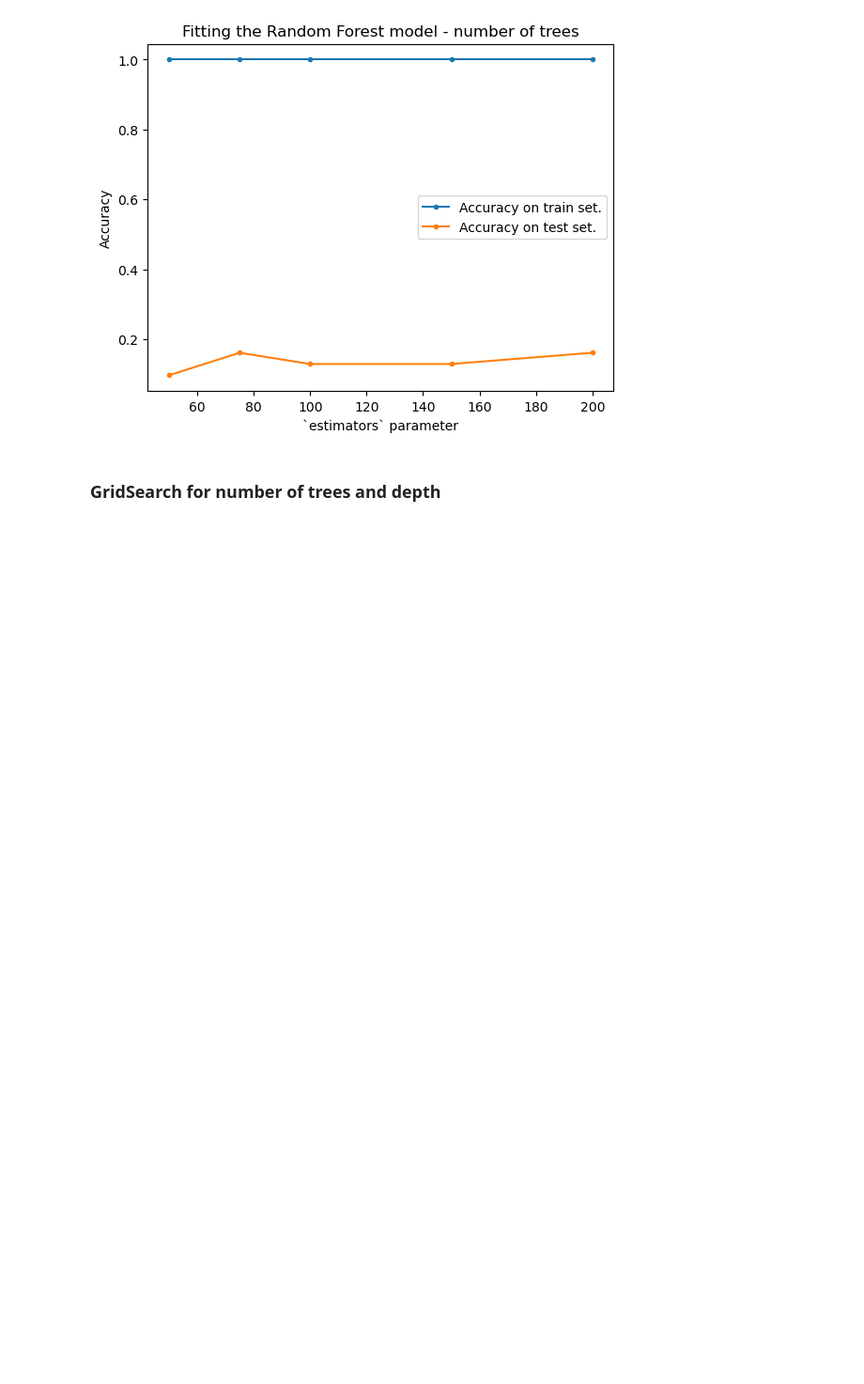
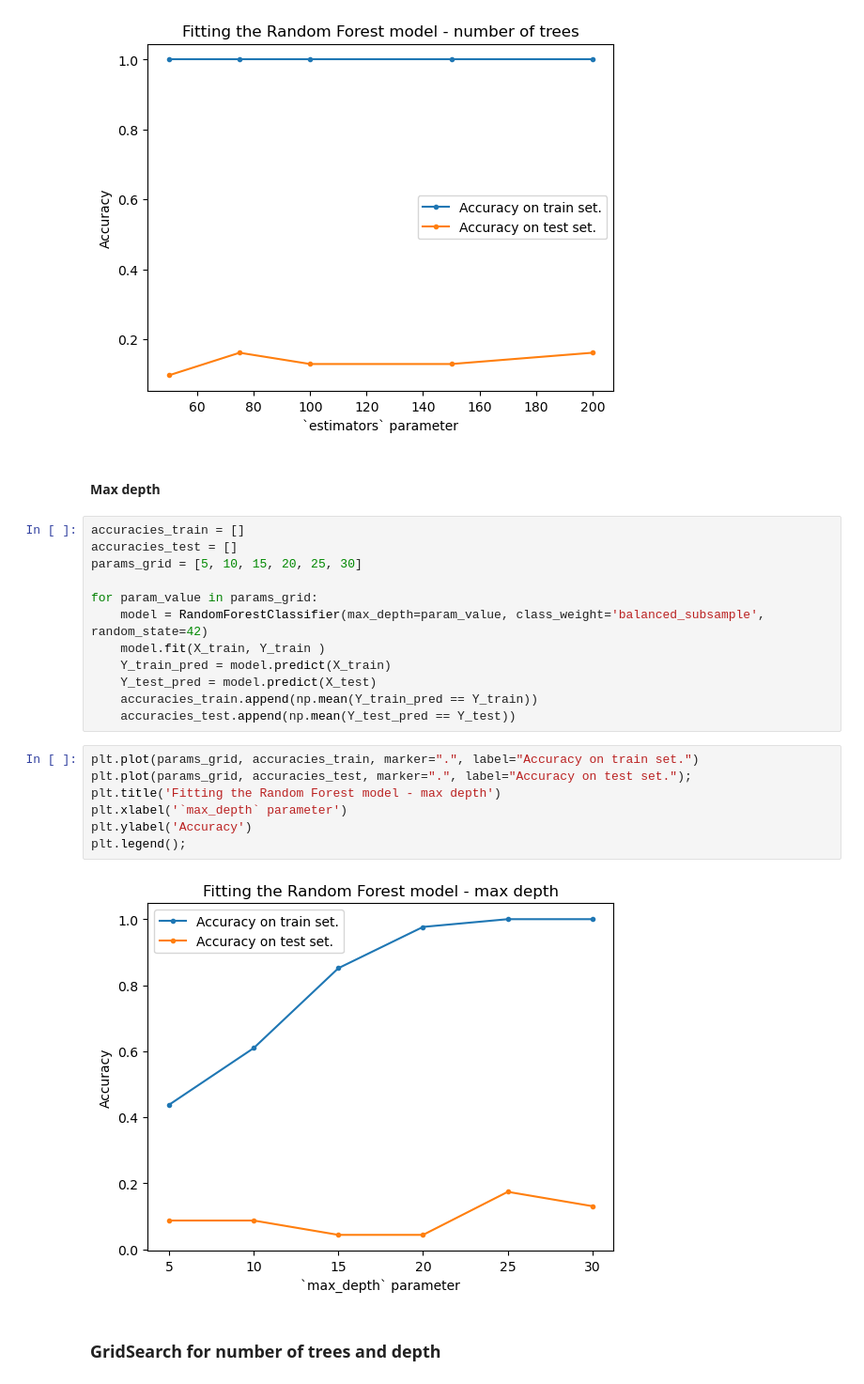
Before and after one commit to tatdef/IH_final_project, a Jupyter notebook: modeling/NLP_modeling_2.ipynb, the cells around one changed output. Shown at 94% size. Drawn from its saved outputs; the diff is of its cells as text; blank space fills up the shorter version.

Commit message:
NLP modeling cleaned

```diff
--- a/modeling/NLP_modeling_2.ipynb
+++ b/modeling/NLP_modeling_2.ipynb
@@ -265,6 +265,29 @@ plt.ylabel('Accuracy')
 plt.legend();
 # %% [output]
 [figure]
+# %% [markdown]
+#### Max depth
+# %%
+accuracies_train = []
+accuracies_test = []
+params_grid = [5, 10, 15, 20, 25, 30]
+
+for param_value in params_grid:
+    model = RandomForestClassifier(max_depth=param_value, class_weight='balanced_subsample', random_state=42)
+    model.fit(X_train, Y_train )
+    Y_train_pred = model.predict(X_train)
+    Y_test_pred = model.predict(X_test)
+    accuracies_train.append(np.mean(Y_train_pred == Y_train))
+    accuracies_test.append(np.mean(Y_test_pred == Y_test))
+# %%
+plt.plot(params_grid, accuracies_train, marker=".", label="Accuracy on train set.")
+plt.plot(params_grid, accuracies_test, marker=".", label="Accuracy on test set.");
+plt.title('Fitting the Random Forest model - max depth')
+plt.xlabel('`max_depth` parameter')
+plt.ylabel('Accuracy')
+plt.legend();
+# %% [output]
+[figure, added]
 # %% [markdown]
 ### GridSearch for number of trees and depth
 # %%
```
Also changed, not shown: parts of 14 cells of this notebook, 1 other file.
